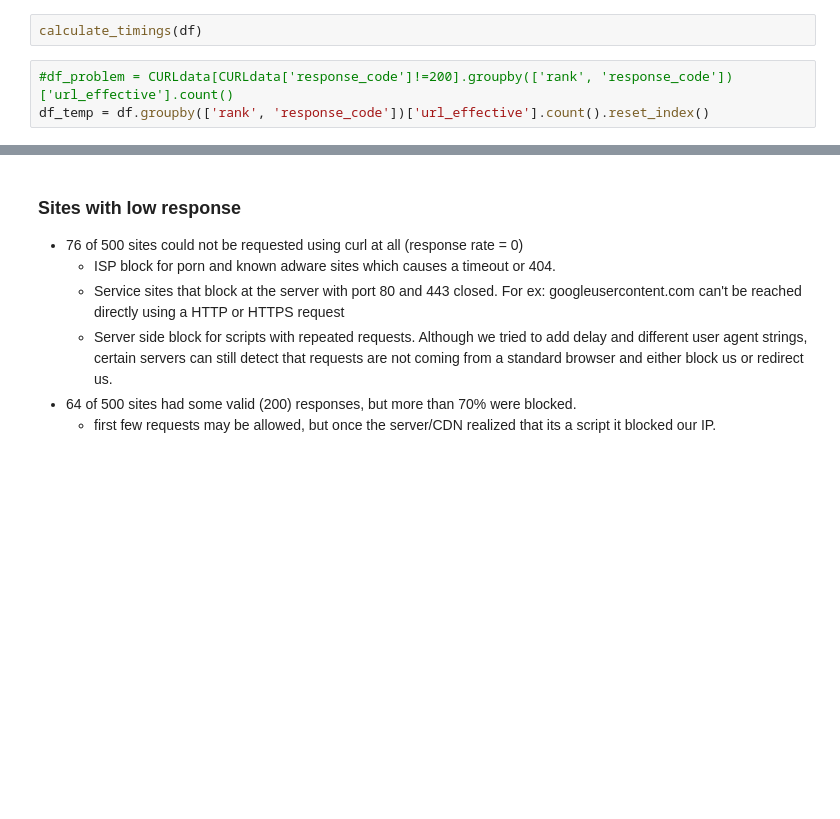
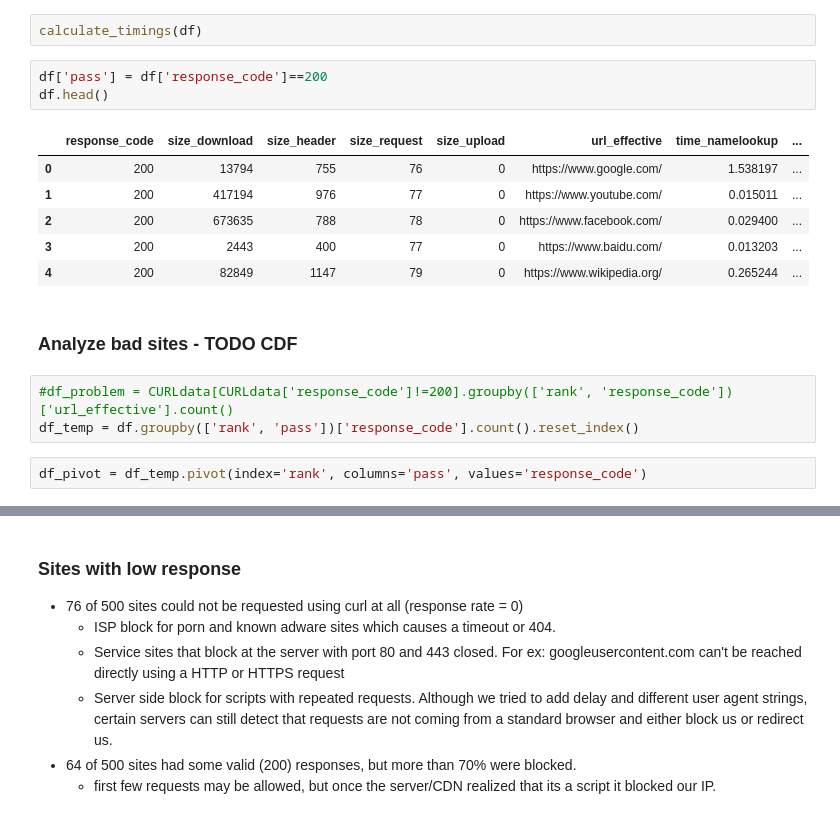
Before and after one commit to shahifaqeer/cdn-analysis, a Jupyter notebook: PageDownloadTimingAnalysis.ipynb, the cells around one changed output, grey strips where cells are left out. Cells and saved outputs as stored; diff of their text form; blank space fills up the shorter version.

```diff
--- a/PageDownloadTimingAnalysis.ipynb
+++ b/PageDownloadTimingAnalysis.ipynb
@@ -213,6 +213,20 @@ def calculate_timings(df):
     return
 # %%
 calculate_timings(df)
+# %%
+df['pass'] = df['response_code']==200
+df.head()
+# %% [output]
+|  | response_code | size_download | size_header | size_request | size_upload | url_effective | time_namelookup | ... |
+| 0 | 200 | 13794 | 755 | 76 | 0 | https://www.google.com/ | 1.538197 | ... |
+| 1 | 200 | 417194 | 976 | 77 | 0 | https://www.youtube.com/ | 0.015011 | ... |
+| 2 | 200 | 673635 | 788 | 78 | 0 | https://www.facebook.com/ | 0.029400 | ... |
+| 3 | 200 | 2443 | 400 | 77 | 0 | https://www.baidu.com/ | 0.013203 | ... |
+| 4 | 200 | 82849 | 1147 | 79 | 0 | https://www.wikipedia.org/ | 0.265244 | ... |
+# %% [markdown]
+### Analyze bad sites - TODO CDF
 # %%
 #df_problem = CURLdata[CURLdata['response_code']!=200].groupby(['rank', 'response_code'])['url_effective'].count()
-df_temp = df.groupby(['rank', 'response_code'])['url_effective'].count().reset_index()
+df_temp = df.groupby(['rank', 'pass'])['response_code'].count().reset_index()
+# %%
+df_pivot = df_temp.pivot(index='rank', columns='pass', values='response_code')
```
Also changed, not shown: parts of 5 cells of this notebook, 1 other file.
